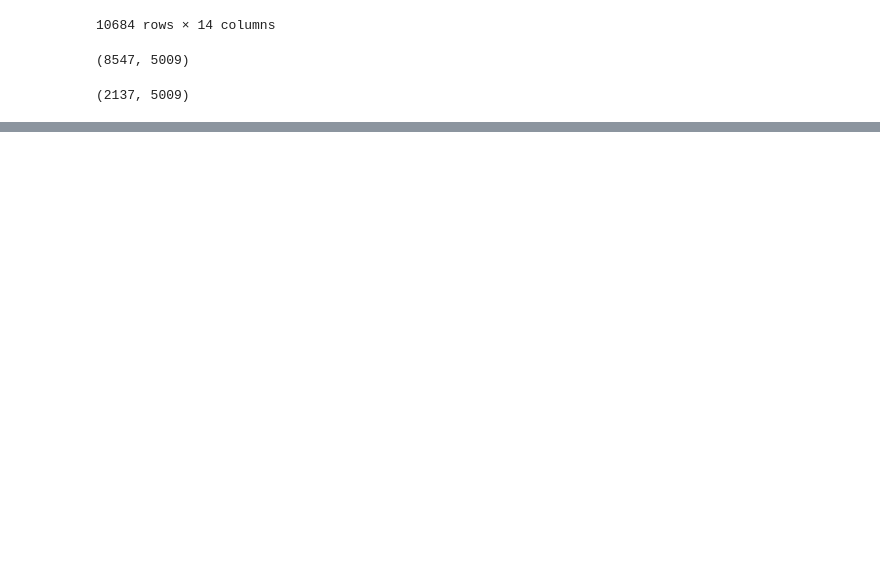
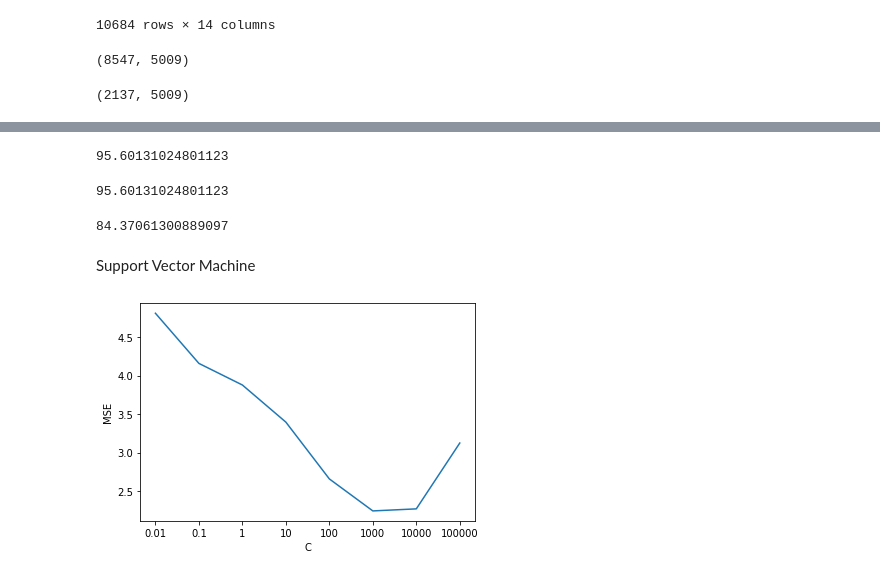
Before and after one commit to ishaan-arya/automated-essay-grading, a Jupyter notebook: Automated_Essay_Grading.ipynb, the cells around one changed output, grey strips where cells are left out. Drawn from its saved outputs; the diff is of its cells as text; code cells hidden in the pictures; blank space fills up the shorter version.

```diff
--- a/Automated_Essay_Grading.ipynb
+++ b/Automated_Essay_Grading.ipynb
@@ -696,0 +426,69 @@ accuracy
+# %%
+#training the random forest regressor model
+count = 0
+total = 0
+rf = RandomForestRegressor(n_estimators = 150)
+rf.fit(X_train, y_train)
+y_pred = rf.predict(X_test).round()
+for i in y_test:
+  if (y_test[i]==y_pred[i]) or (y_test[i]==y_pred[i]+1) or (y_test[i]==y_pred[i]-1):
+    count = count + 1
+  total = total + 1
+accuracy = count/total*100
+accuracy
+# %% [output]
+95.60131024801123
+# %%
+#training the random forest classifier model
+from sklearn.ensemble import RandomForestClassifier
+total = 0
+count = 0
+rfc = RandomForestClassifier(n_estimators = 210)
+rfc.fit(X_train, y_train)
+y_pred = rfc.predict(X_test)
+for i in y_test:
+  if (y_test[i]==y_pred[i]) or (y_test[i]==y_pred[i]+1) or (y_test[i]==y_pred[i]-1):
+    count = count + 1
+  total = total + 1
+accuracy = count/total*100
+accuracy
+# %% [output]
+95.60131024801123
+# %%
+#training the random forest classifier model
+from sklearn.ensemble import RandomForestClassifier
+total = 0
+count = 0
+rfc = RandomForestClassifier(n_estimators = 210)
+rfc.fit(X_train, y_train)
+y_pred = rfc.predict(X_test)
+for i in y_test:
+  if (y_test[i]==y_pred[i]) or (y_test[i]==y_pred[i]+1) or (y_test[i]==y_pred[i]-1):
+    count = count + 1
+  total = total + 1
+accuracy = count/total*100
+accuracy
+# %% [output]
+84.37061300889097
+# %% [markdown]
+Support Vector Machine
+# %%
+#finding optimal C for the support vector regression model
+from sklearn.svm import SVR
+c = [0.01, 0.1, 1, 10, 100, 1000, 10000, 100000]
+c_val = ['0.01', '0.1', '1', '10','100','1000','10000','100000']
+MSE = []
+i = 0
+while i<8:
+  svr = SVR(C=c[i])
+  svr.fit(X_train, y_train)
+  y_pred = svr.predict(X_test)
+  MSE_svc = metrics.mean_squared_error(y_pred, y_test)
+  MSE.append(MSE_svc)
+  i = i+1
+plt.plot(c_val,MSE)
+plt.xlabel('C')
+plt.ylabel('MSE')
+plt.show()
+# %% [output]
+[figure, added]
```
Also changed, not shown: parts of 46 cells of this notebook.
